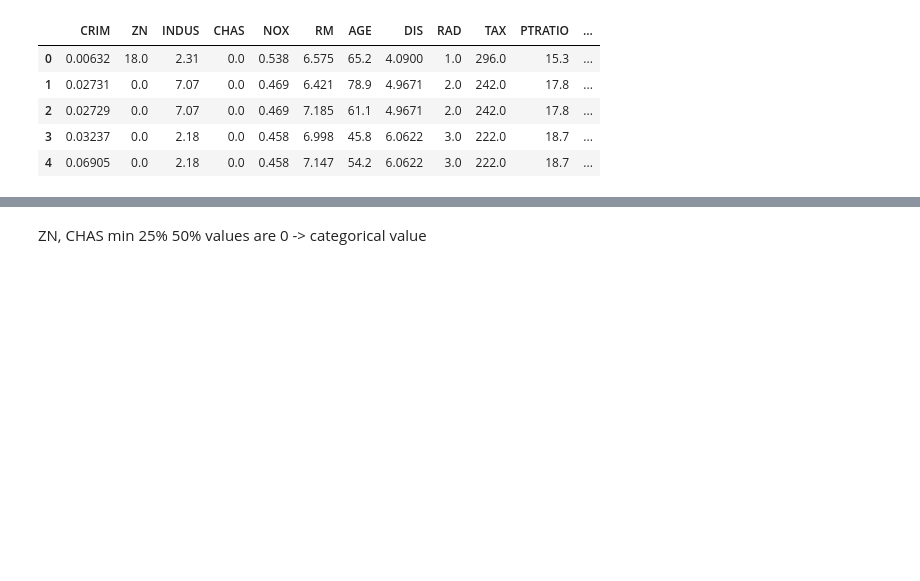
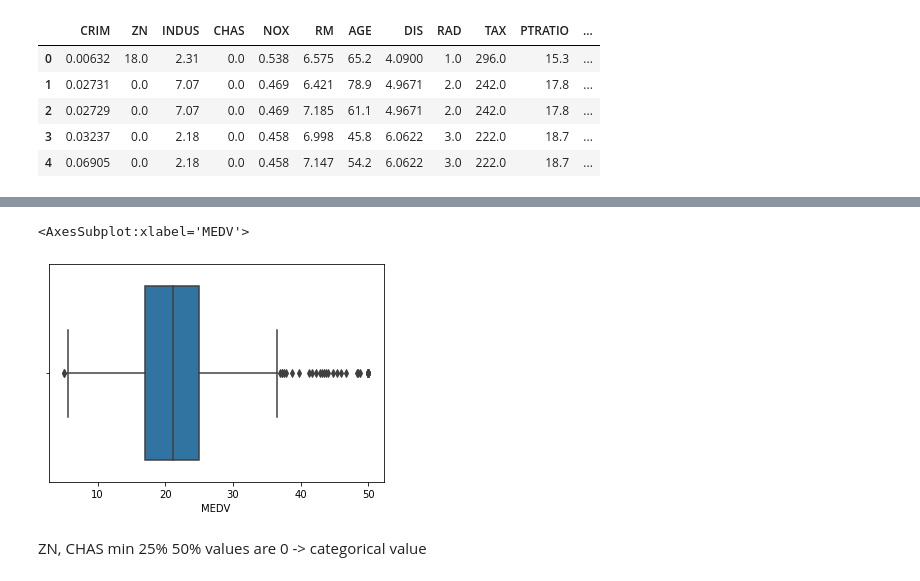
Before and after one commit to Yena-Ahn/Machine-Learning-Study, a Jupyter notebook: boston_housing/boston_housing.ipynb, the cells around one changed output, grey strips where cells are left out. Saved outputs shown, nothing was run; the diff lists cells and outputs as text; code cells hidden in the pictures; blank space fills up the shorter version.

```diff
--- a/boston_housing/boston_housing.ipynb
+++ b/boston_housing/boston_housing.ipynb
@@ -66,6 +66,11 @@ all_data.describe()
 | 50% | 0.256510 | 0.000000 | 9.690000 | 0.000000 | 0.538000 | 6.208500 | 77.500000 | 3.207450 | 5.000000 | 330.000000 | 19.050000 | ... |
 | 75% | 3.677083 | 12.500000 | 18.100000 | 0.000000 | 0.624000 | 6.623500 | 94.075000 | 5.188425 | 24.000000 | 666.000000 | 20.200000 | ... |
 | max | 88.976200 | 100.000000 | 27.740000 | 1.000000 | 0.871000 | 8.780000 | 100.000000 | 12.126500 | 24.000000 | 711.000000 | 22.000000 | ... |
+# %%
+sns.boxplot(all_data['MEDV'])
+# %% [output]
+<AxesSubplot:xlabel='MEDV'>
+[figure, added]
 # %% [markdown]
 ZN, CHAS min 25% 50% values are 0 -> categorical value
 # %%
```
Also changed, not shown: parts of 1 cell of this notebook, 1 other file.
